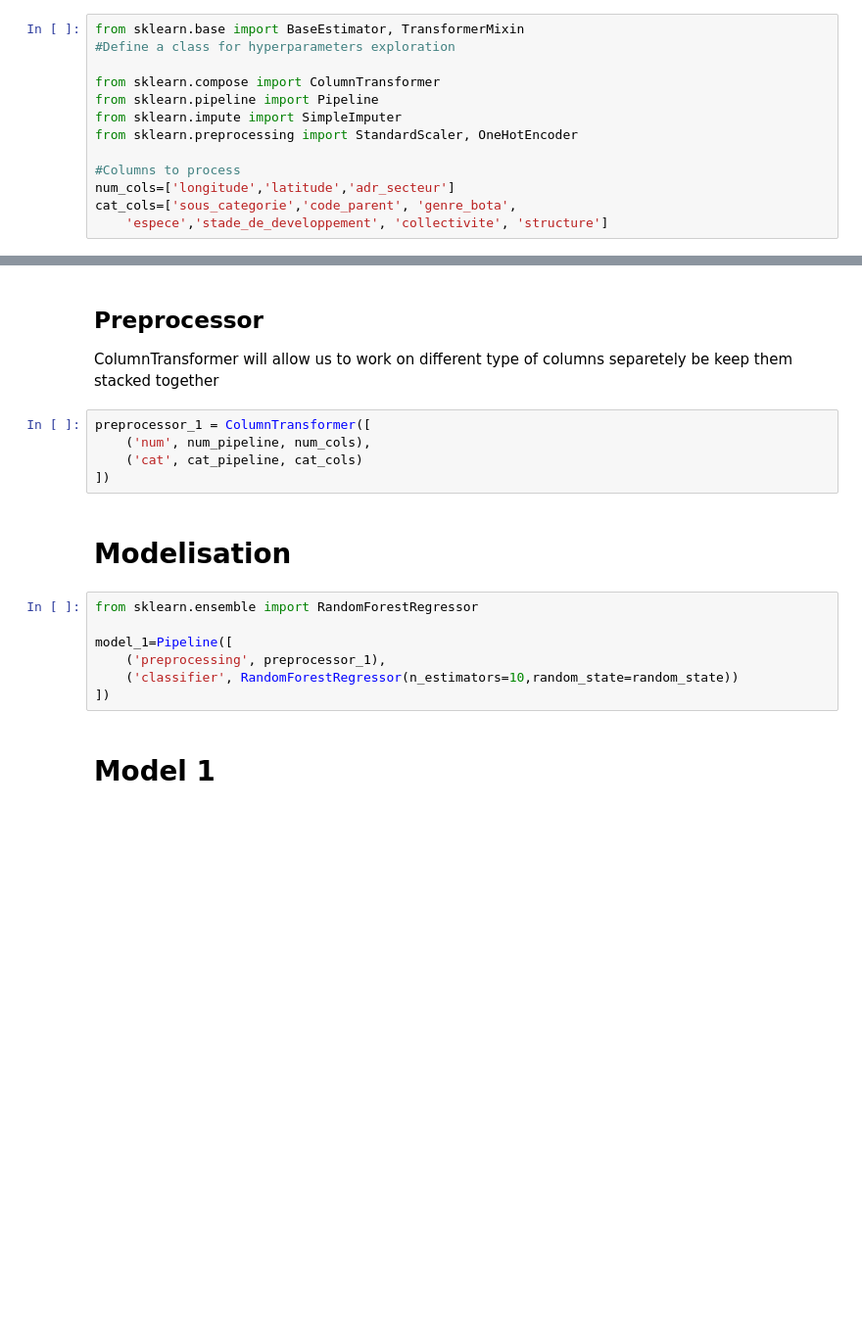
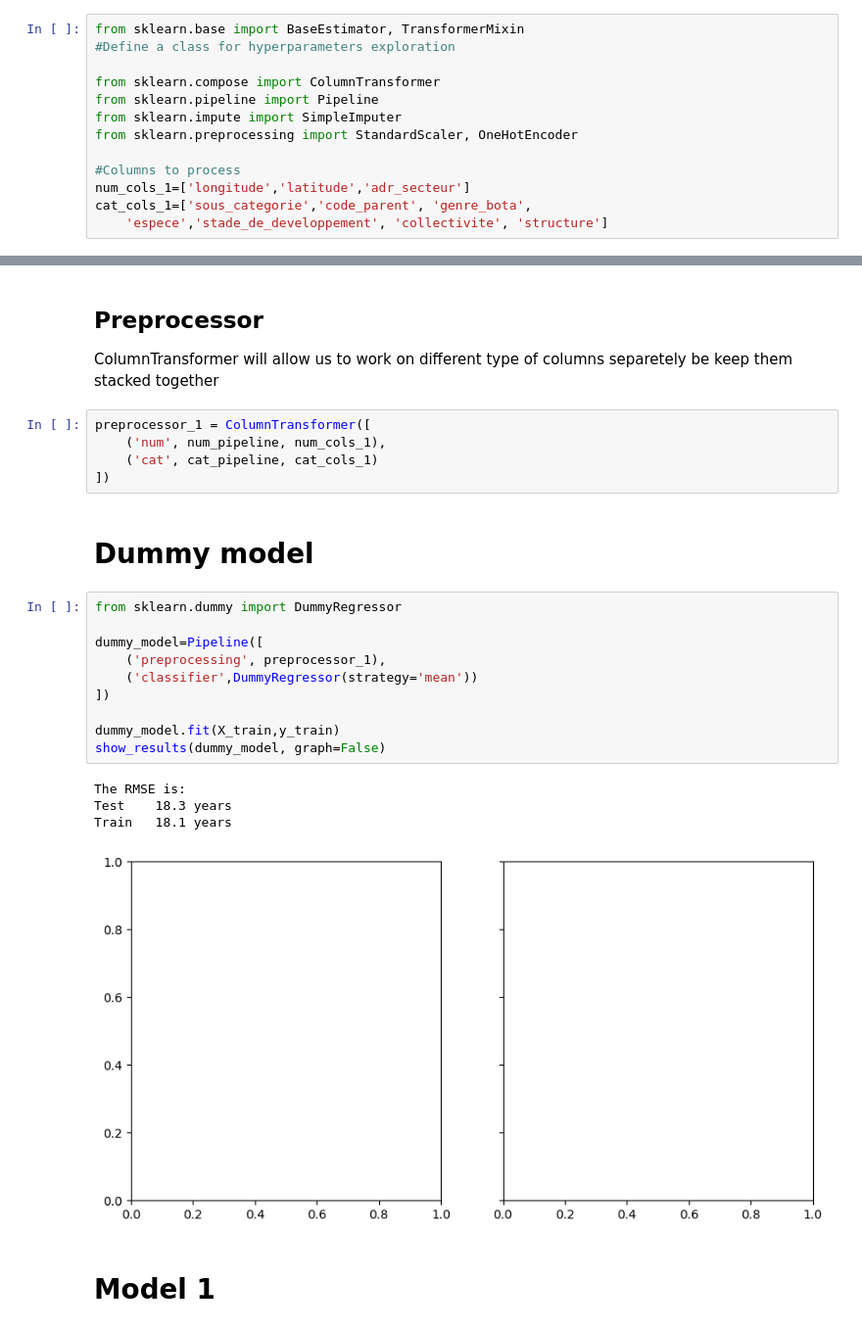
Before and after one commit to ThibaultLaunois/Campnum-12_ML1, a Jupyter notebook: notebooks/2-Pipeline_ML.ipynb, the cells around one changed output, grey strips where cells are left out. Shown: that part at 98% size. Saved outputs shown, nothing was run; the diff lists cells and outputs as text; blank space fills up the shorter version.

Commit message:
refactor: add function show_results

```diff
--- a/notebooks/2-Pipeline_ML.ipynb
+++ b/notebooks/2-Pipeline_ML.ipynb
@@ -79,8 +131,8 @@ from sklearn.impute import SimpleImputer
 from sklearn.preprocessing import StandardScaler, OneHotEncoder
 
 #Columns to process
-num_cols=['longitude','latitude','adr_secteur']
-cat_cols=['sous_categorie','code_parent', 'genre_bota',
+num_cols_1=['longitude','latitude','adr_secteur']
+cat_cols_1=['sous_categorie','code_parent', 'genre_bota',
     'espece','stade_de_developpement', 'collectivite', 'structure']
 # %% [markdown]
 ## Numeric
@@ -104,17 +156,25 @@ cat_pipeline = Pipeline([
 ColumnTransformer will allow us to work on different type of columns separetely be keep them stacked together
 # %%
 preprocessor_1 = ColumnTransformer([
-    ('num', num_pipeline, num_cols),
-    ('cat', cat_pipeline, cat_cols)
+    ('num', num_pipeline, num_cols_1),
+    ('cat', cat_pipeline, cat_cols_1)
 ])
-# %% [markdown]
-# Modelisation
-# %%
-from sklearn.ensemble import RandomForestRegressor
-
-model_1=Pipeline([
-    ('preprocessing', preprocessor_1),
-    ('classifier', RandomForestRegressor(n_estimators=10,random_state=random_state))
-])
+# %% [markdown]
+# Dummy model
+# %%
+from sklearn.dummy import DummyRegressor
+
+dummy_model=Pipeline([
+    ('preprocessing', preprocessor_1),
+    ('classifier',DummyRegressor(strategy='mean'))
+])
+
+dummy_model.fit(X_train,y_train)
+show_results(dummy_model, graph=False)
+# %% [output]
+The RMSE is:
+Test    18.3 years
+Train   18.1 years
+[figure, added]
 # %% [markdown]
 # Model 1
```
Also changed, not shown: parts of 17 cells of this notebook.
